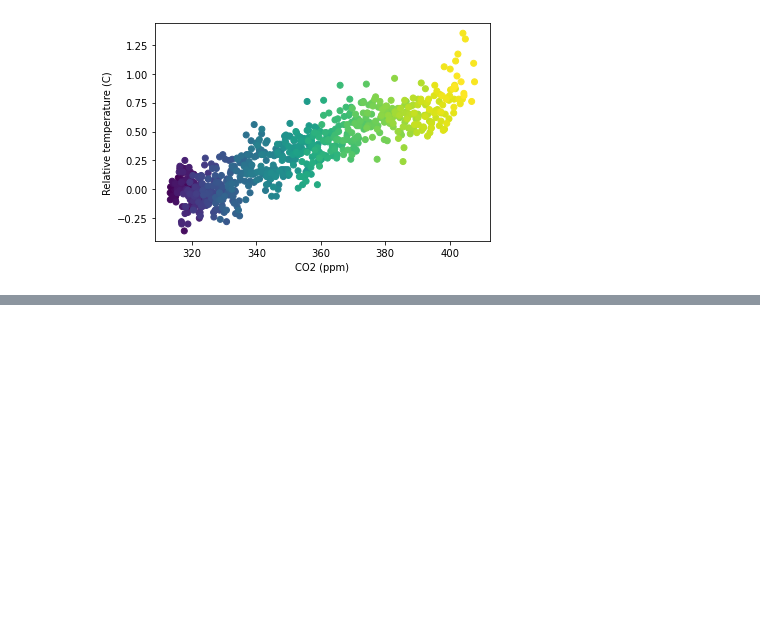
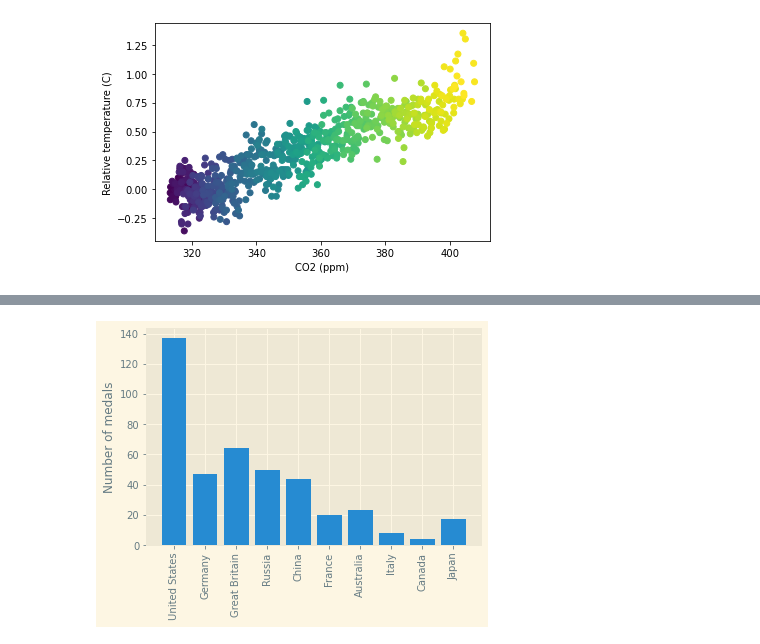
Before and after one commit to marcusandrev/DataCamp-Data-Scientist-with-Python-Career-Track, a Jupyter notebook: 8.Intro-to-Data-Visualization-with-Matplotlib/IDVM-Chapter-3-4.ipynb, the cells around one changed output, grey strips where cells are left out. Cells and saved outputs as stored; diff of their text form; code cells hidden in the pictures; blank space fills up the shorter version.

```diff
--- a/8.Intro-to-Data-Visualization-with-Matplotlib/IDVM-Chapter-3-4.ipynb
+++ b/8.Intro-to-Data-Visualization-with-Matplotlib/IDVM-Chapter-3-4.ipynb
@@ -346,0 +385,15 @@ plt.show()
+# %%
+fig, ax = plt.subplots()
+ax.bar(medals.index, medals["Gold"])
+ax.set_xticklabels(medals.index, rotation=90)
+ax.set_ylabel("Number of medals")
+
+# Save as a PNG file
+fig.savefig("my_figure.png")
+
+# Save as a PNG file with 300 dpi
+fig.savefig("my_figure_300dpi.png", dpi=300)
+
+#Check folder for the images
+# %% [output]
+[figure, added]
```
Also changed, not shown: parts of 12 cells of this notebook, 8 other files.
